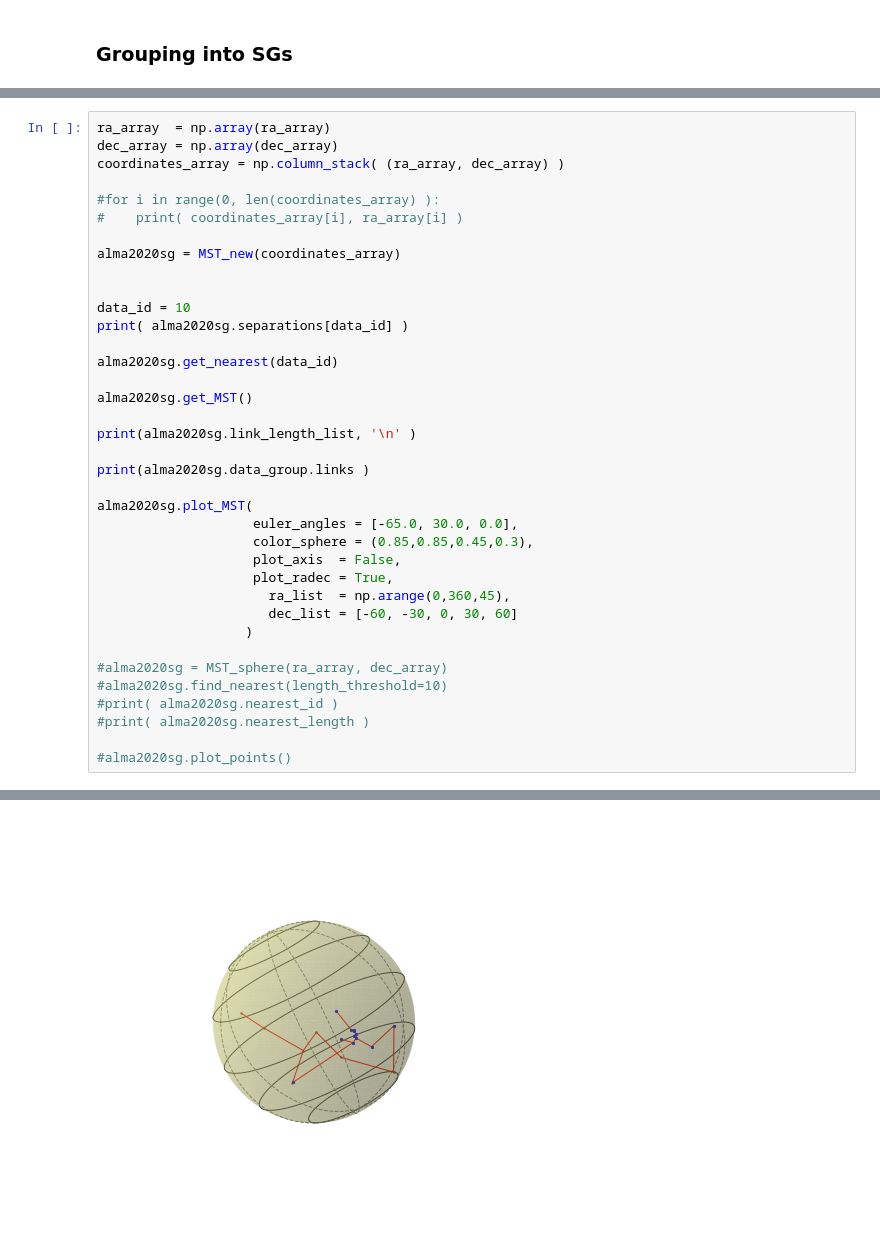
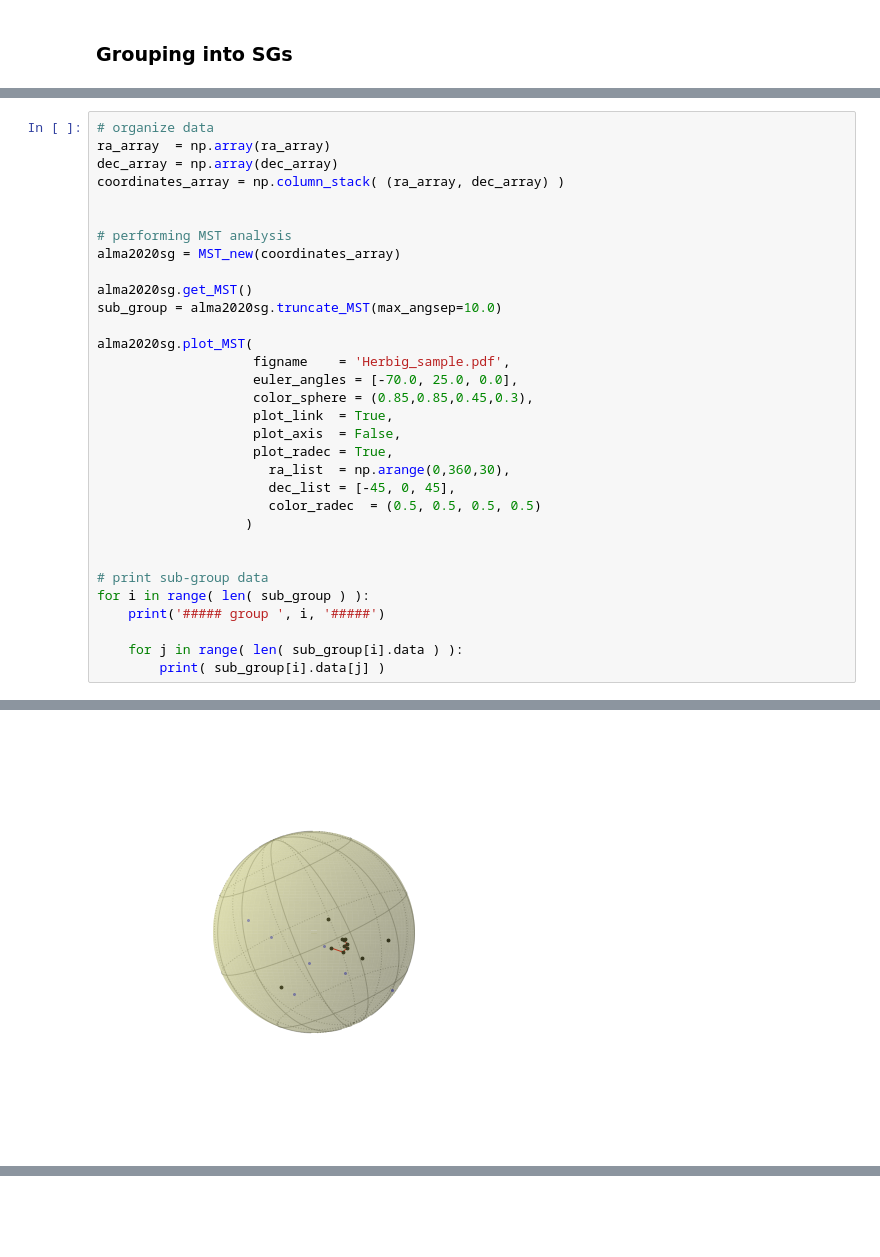
Before and after one commit to baobabyoo/GAIAHerbig, a Jupyter notebook: gaiaHerbig.ipynb, the cells around one changed output, grey strips where cells are left out. Saved outputs shown, nothing was run; the diff lists cells and outputs as text; blank space fills up the shorter version.

Commit message:
Now permits truncating data_group, and return the list of truncated sub-groups.

```diff
--- a/gaiaHerbig.ipynb
+++ b/gaiaHerbig.ipynb
@@ -953,40 +1020,35 @@ class MST_new:
         plt.show()
         self.fig.savefig( figname )
 # %%
+# organize data
 ra_array  = np.array(ra_array)
 dec_array = np.array(dec_array)
 coordinates_array = np.column_stack( (ra_array, dec_array) )
 
-#for i in range(0, len(coordinates_array) ):
-#    print( coordinates_array[i], ra_array[i] )
 
+# performing MST analysis
 alma2020sg = MST_new(coordinates_array)
 
-
-data_id = 10
-print( alma2020sg.separations[data_id] )
-
-alma2020sg.get_nearest(data_id)
-
 alma2020sg.get_MST()
-
-print(alma2020sg.link_length_list, '\n' )
-
-print(alma2020sg.data_group.links )
+sub_group = alma2020sg.truncate_MST(max_angsep=10.0)
 
 alma2020sg.plot_MST(
-                    euler_angles = [-65.0, 30.0, 0.0],
+                    figname    = 'Herbig_sample.pdf',
+                    euler_angles = [-70.0, 25.0, 0.0],
                     color_sphere = (0.85,0.85,0.45,0.3),
+                    plot_link  = True,
                     plot_axis  = False,
                     plot_radec = True,
-                      ra_list  = np.arange(0,360,45),
-                      dec_list = [-60, -30, 0, 30, 60]
+                      ra_list  = np.arange(0,360,30),
+                      dec_list = [-45, 0, 45],
+                      color_radec  = (0.5, 0.5, 0.5, 0.5)
                    )
 
-#alma2020sg = MST_sphere(ra_array, dec_array)
-#alma2020sg.find_nearest(length_threshold=10)
-#print( alma2020sg.nearest_id )
-#print( alma2020sg.nearest_length )
 
-#alma2020sg.plot_points()
+# print sub-group data
+for i in range( len( sub_group ) ):
+    print('##### group ', i, '#####')
+
+    for j in range( len( sub_group[i].data ) ):
+        print( sub_group[i].data[j] )
 # %% [output]
@@ -999,0 +1074 @@ alma2020sg.plot_MST(
+[figure, new version]
@@ -1019 +1091,0 @@ alma2020sg.plot_MST(
-[figure, old version]
```
Also changed, not shown: parts of 6 cells of this notebook, 1 other file.
